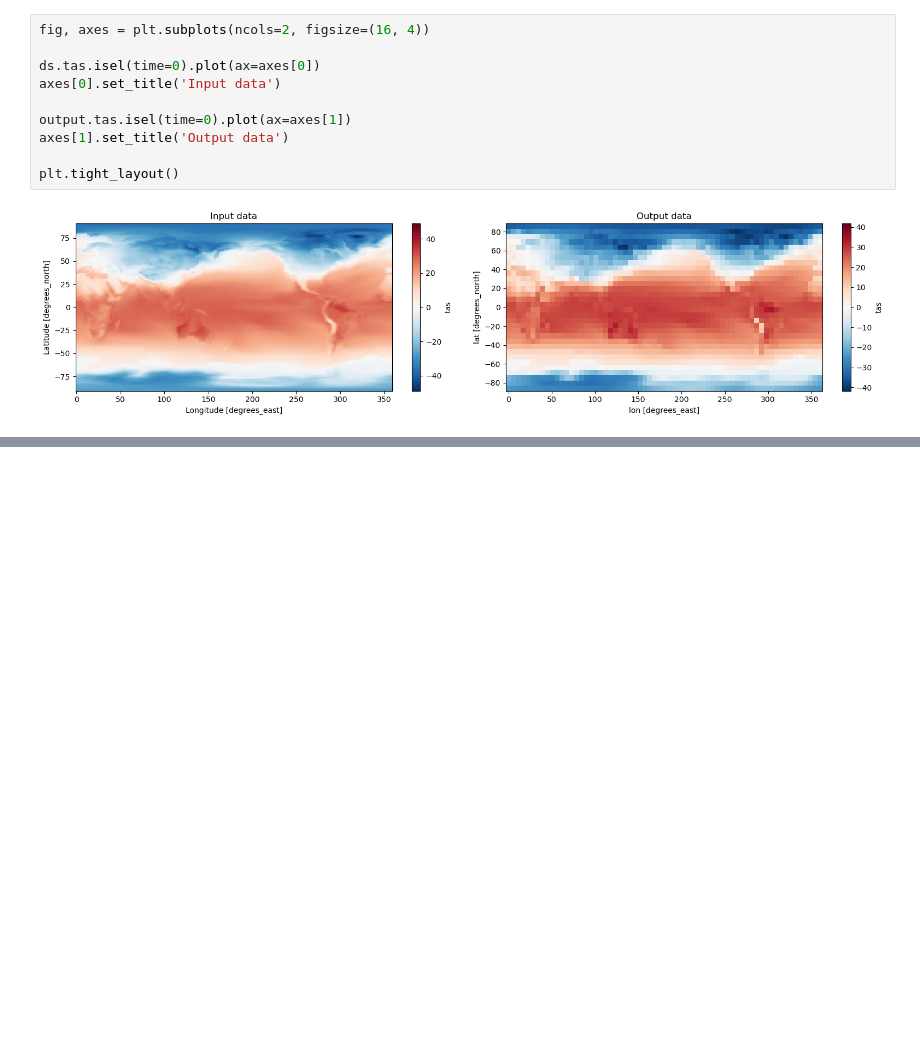
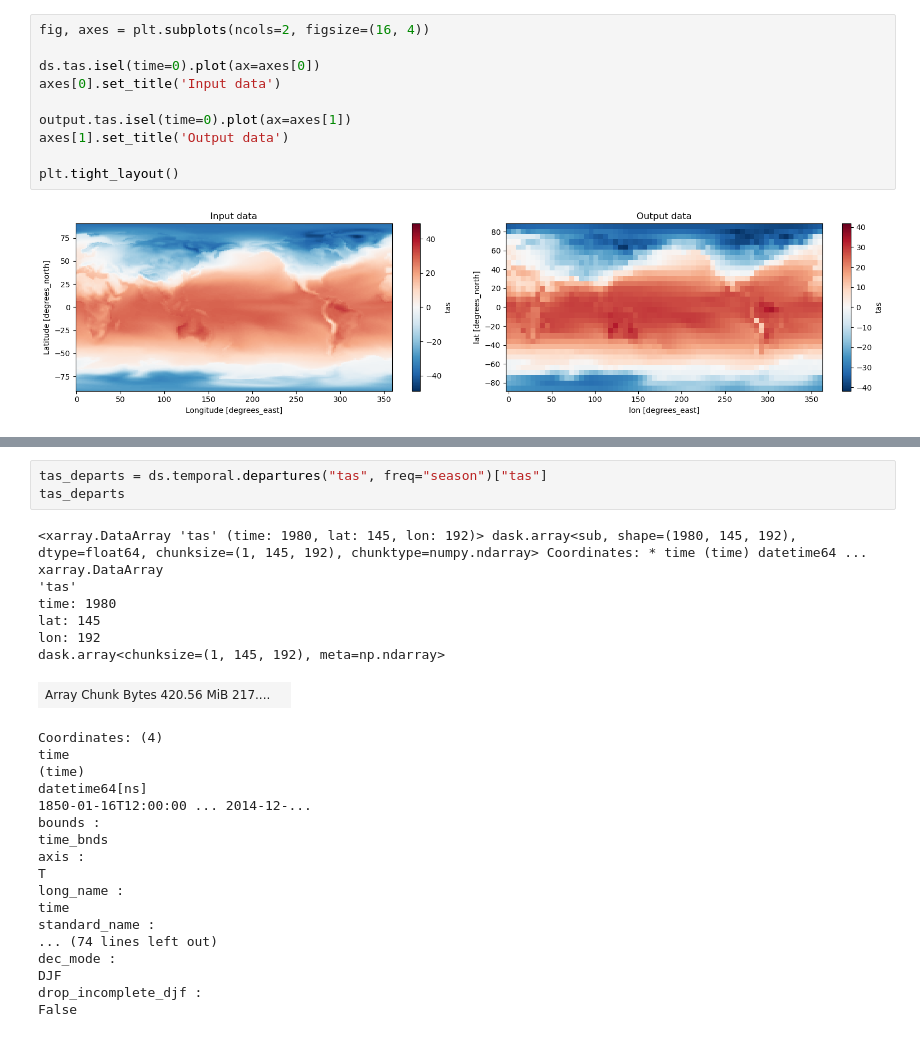
Before and after one commit to xCDAT/xcdat, a Jupyter notebook: docs/examples/introduction-to-xcdat.ipynb, the cells around one changed output, grey strips where cells are left out. Drawn from its saved outputs; the diff is of its cells as text; blank space fills up the shorter version.

```diff
--- a/docs/examples/introduction-to-xcdat.ipynb
+++ b/docs/examples/introduction-to-xcdat.ipynb
@@ -423,0 +554,29 @@ plt.tight_layout()
+# %%
+tas_departs = ds.temporal.departures("tas", freq="season")["tas"]
+tas_departs
+# %% [output]
+<xarray.DataArray 'tas' (time: 1980, lat: 145, lon: 192)> dask.array<sub, shape=(1980, 145, 192), dtype=float64, chunksize=(1, 145, 192), chunktype=numpy.ndarray> Coordinates: * time (time) datetime64 ...
+xarray.DataArray
+'tas'
+time: 1980
+lat: 145
+lon: 192
+dask.array<chunksize=(1, 145, 192), meta=np.ndarray>
+| Array Chunk Bytes 420.56 MiB 217.... |  |
+Coordinates: (4)
+time
+(time)
+datetime64[ns]
+1850-01-16T12:00:00 ... 2014-12-...
+bounds :
+time_bnds
+axis :
+T
+long_name :
+time
+standard_name :
+... (74 lines left out)
+dec_mode :
+DJF
+drop_incomplete_djf :
+False
```
Also changed, not shown: parts of 45 cells of this notebook, 1 other file.
